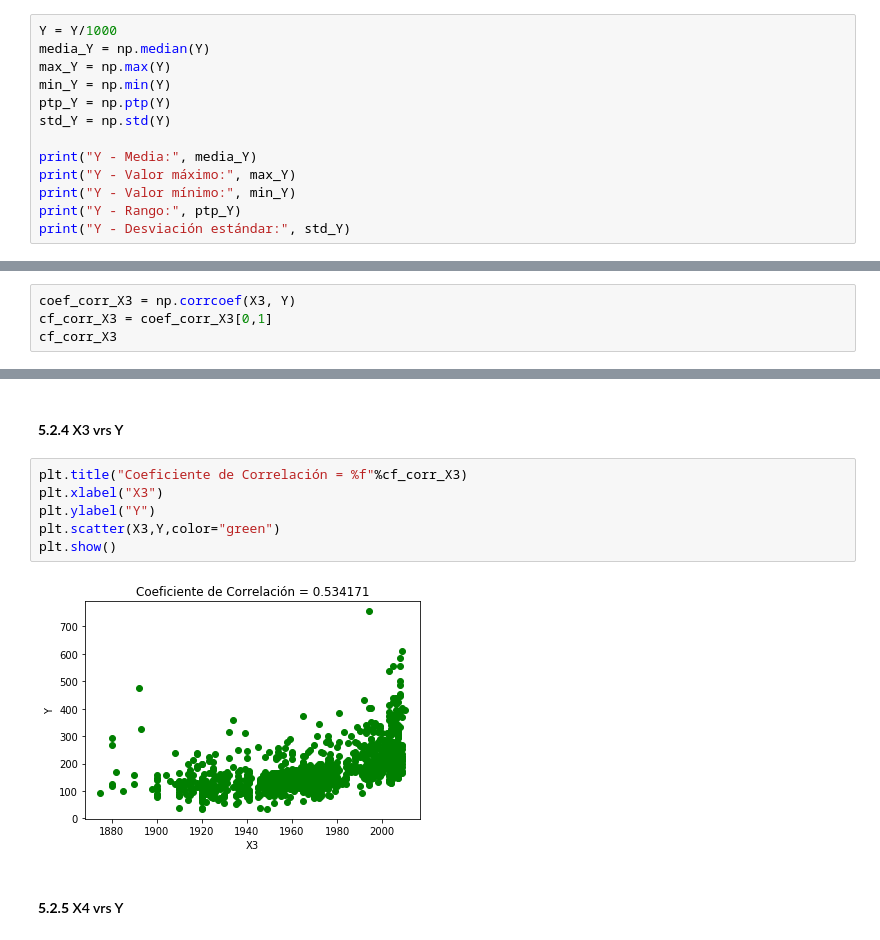
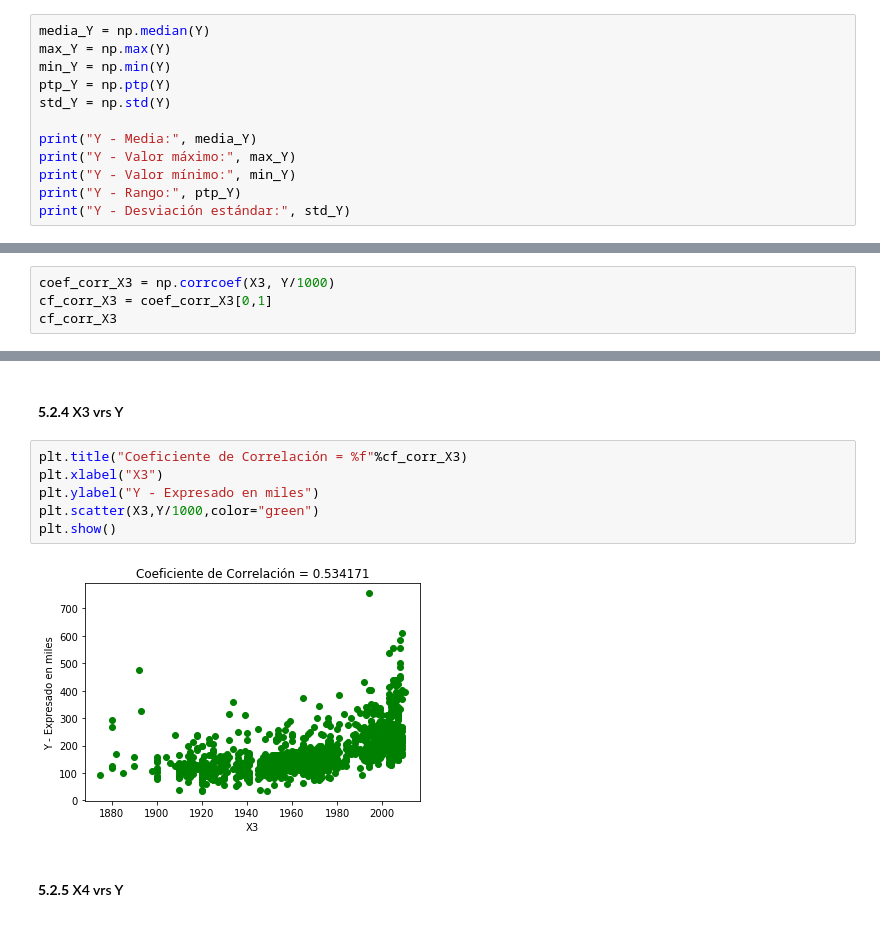
Before and after one commit to estuardozapeta/Python-Proyecto, a Jupyter notebook: Proyecto.ipynb, the cells around one changed output, grey strips where cells are left out. Cells and saved outputs as stored; diff of their text form.

```diff
--- a/Proyecto.ipynb
+++ b/Proyecto.ipynb
@@ -43,7 +44,6 @@ X4 = set_entreno[:,5]
 # %% [markdown]
 #### **4.1.2**: Calculos estadísticos para la variable "**Y**" (Precio de venta)
 # %%
-Y = Y/1000
 media_Y = np.median(Y)
 max_Y = np.max(Y)
 min_Y = np.min(Y)
@@ -231,7 +232,7 @@ cf_corr_X2
 # %% [markdown]
 #### **5.1.4** Coeficiente de Correlación para la variable **X3**
 # %%
-coef_corr_X3 = np.corrcoef(X3, Y)
+coef_corr_X3 = np.corrcoef(X3, Y/1000)
 cf_corr_X3 = coef_corr_X3[0,1]
 cf_corr_X3
 # %% [output]
@@ -280,11 +281,11 @@ plt.show()
 # %%
 plt.title("Coeficiente de Correlación = %f"%cf_corr_X3)
 plt.xlabel("X3")
-plt.ylabel("Y")
-plt.scatter(X3,Y,color="green")
+plt.ylabel("Y - Expresado en miles")
+plt.scatter(X3,Y/1000,color="green")
 plt.show()
 # %% [output]
-[figure, old version]
+[figure, new version]
 # %% [markdown]
 #### **5.2.5** X4 vrs Y
 # %%
```
Also changed, not shown: parts of 34 cells of this notebook.
